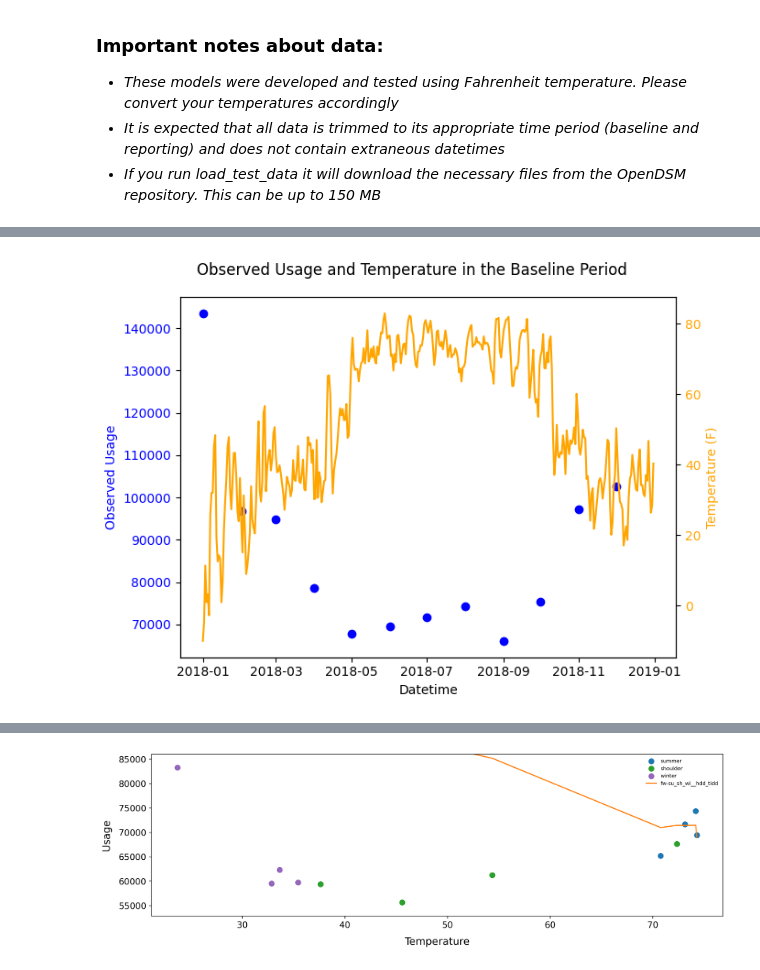
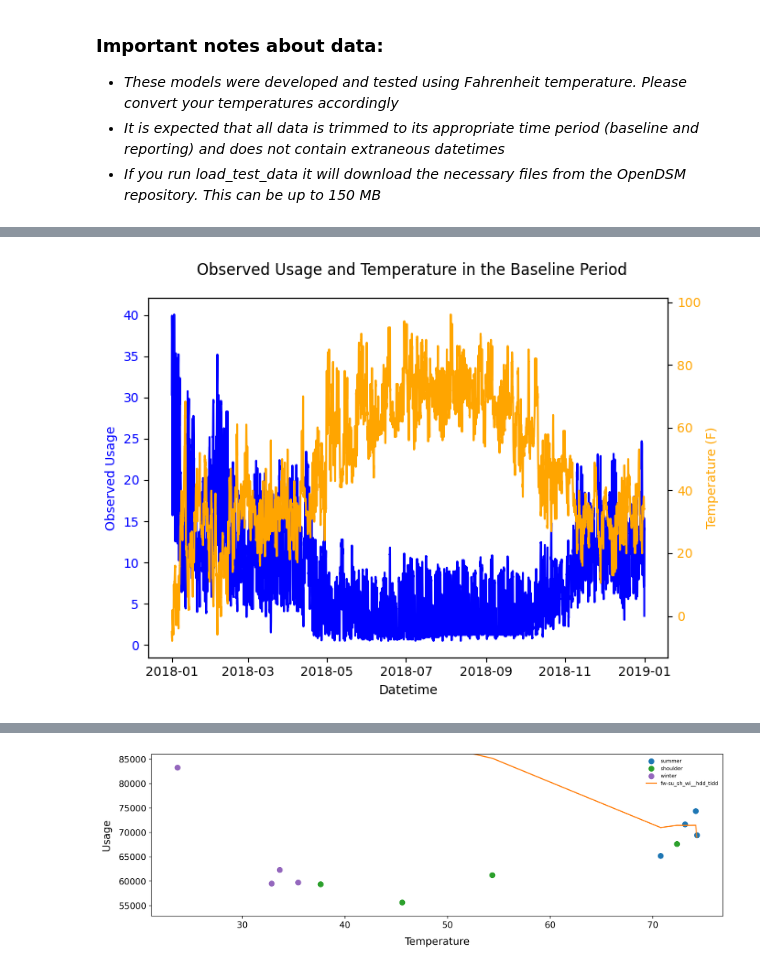
Before and after one commit to opendsm/opendsm-website, a Jupyter notebook: src/documentation/eemeter/hourly_model/_example.ipynb, the cells around one changed output, grey strips where cells are left out. Cells and saved outputs as stored; diff of their text form; code cells hidden in the pictures.

```diff
--- a/src/documentation/eemeter/hourly_model/_example.ipynb
+++ b/src/documentation/eemeter/hourly_model/_example.ipynb
@@ -57,7 +57,7 @@ If working with your own data instead of these samples, please refer directly to
 # Load in test data
 #     - This data contains 100 different meters
 
-df_baseline, df_reporting = odsm.test_data.load_test_data("monthly_treatment_data")
+df_baseline, df_reporting = odsm.test_data.load_test_data("hourly_treatment_data")
 # %%
 print(df_baseline)
 # %% [output]
@@ -130,23 +121,23 @@ datetime
 # %%
 fig, ax1 = plt.subplots(figsize=(7, 5))
 
 color = 'blue'
 ax1.set_xlabel('Datetime')
 ax1.set_ylabel('Observed Usage', color=color)
-ax1.plot(df_baseline_n.index, df_baseline_n['observed'], label='Observed Usage', color=color, marker='o', linestyle='-')
+ax1.plot(df_baseline_n.index, df_baseline_n['observed'], label='Observed Usage', color=color)
 ax1.tick_params(axis='y', labelcolor=color)
 
 ax2 = ax1.twinx()
 color = 'orange'
 ax2.set_ylabel('Temperature (F)', color=color)
 ax2.plot(df_baseline_n.index, df_baseline_n['temperature'], label='Temperature (F)', color=color)
 ax2.tick_params(axis='y', labelcolor=color)
 
 fig.suptitle('Observed Usage and Temperature in the Baseline Period')
 fig.tight_layout()
 plt.show()
 # %% [output]
-[figure, old version]
+[figure, new version]
 # %%
 print(baseline_data.df)
 # %% [output]
```
Also changed, not shown: parts of 23 cells of this notebook, 24 other files.
